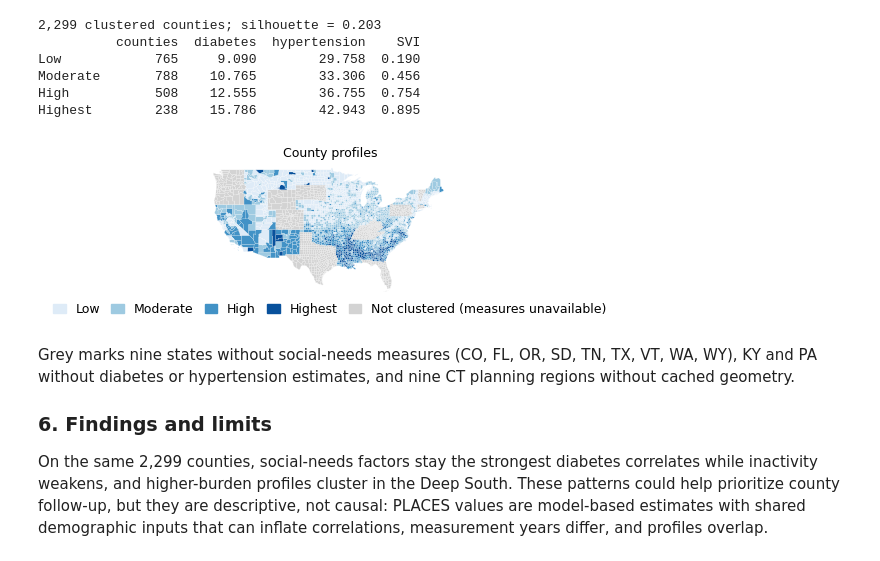
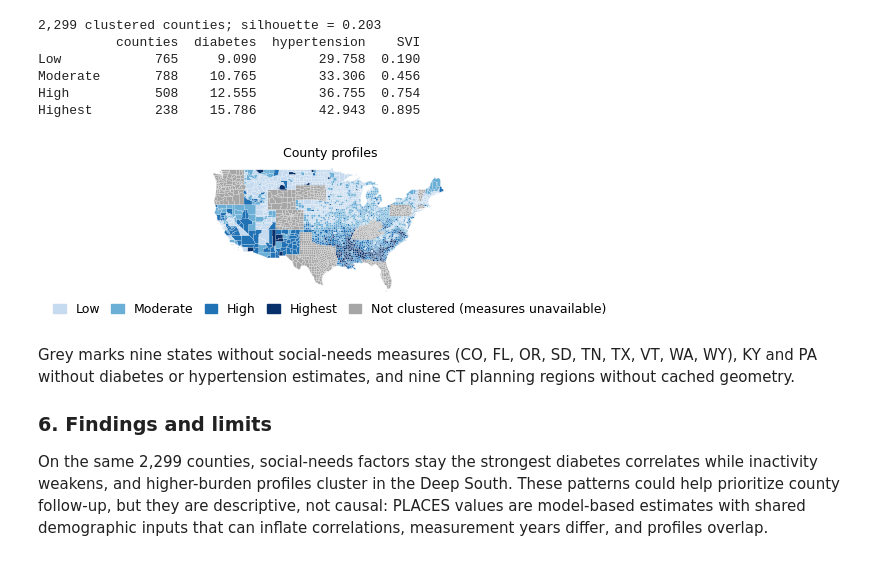
Before and after one commit to Booth-DH/Global_AI_Internship, a Jupyter notebook: code_sample/code_sample.ipynb, the cells around one changed output. Drawn from its saved outputs; the diff is of its cells as text; code cells hidden in the pictures.

Commit message:
Distinguish low-tier counties from missing-data grey

```diff
--- a/code_sample/code_sample.ipynb
+++ b/code_sample/code_sample.ipynb
@@ -121,31 +121,31 @@ High           508    12.555        36.755  0.754
 Highest        238    15.786        42.943  0.895
 # %%
 def plot_county_profiles(complete):
-    colors = dict(zip([*tiers, 'Not clustered'], ['#deebf7', '#9ecae1', '#4292c6', '#08519c', '#d3d3d3']))
+    colors = dict(zip([*tiers, 'Not clustered'], ['#c6dbef', '#6baed6', '#2171b5', '#08306b', '#a6a6a6']))
     lookup = complete.tier.astype('string').map(colors).to_dict()
     geo = json.loads((ROOT / 'data/processed/us_counties.geojson').read_text())
     fig, ax = plt.subplots(figsize=(5.6, 1.8))
     ax.axis('off')
     visible = [county for county in geo['features'] if county['id'][:2] not in {'02', '15', '72'}]
     for county in visible:
         fips, geometry = county['id'], county['geometry']
         polygons = [geometry['coordinates']] if geometry['type'] == 'Polygon' else geometry['coordinates']
         for polygon in polygons:
             shape = MplPath.make_compound_path(*[MplPath(ring, closed=True) for ring in polygon])
-            ax.add_patch(PathPatch(shape, facecolor=lookup.get(fips, '#d3d3d3'), edgecolor='w', lw=.12))
+            ax.add_patch(PathPatch(shape, facecolor=lookup.get(fips, '#a6a6a6'), edgecolor='w', lw=.12))
     ax.set(xlim=(-125, -66), ylim=(24, 50), aspect=1.25)
     ax.set_title('County profiles', fontsize=9)
     colors['Not clustered (measures unavailable)'] = colors.pop('Not clustered')
     handles = [Patch(color=color, label=tier) for tier, color in colors.items()]
     fig.legend(handles=handles, loc='lower center', ncol=5, frameon=False,
         columnspacing=.9, handlelength=1, fontsize=9)
     fig.subplots_adjust(left=.02, right=.98, top=.88, bottom=.16)
     return fig
 figure = plot_county_profiles(complete)
 figure.savefig(OUT / 'figures/fig_risk_tier_map.png', dpi=240)
 plt.show()
 # %% [output]
-[figure, old version]
+[figure, new version]
 # %% [markdown]
 Grey marks nine states without social-needs measures (CO, FL, OR, SD, TN, TX, VT, WA, WY), KY and PA without diabetes or hypertension estimates, and nine CT planning regions without cached geometry.
 
```
Also changed, not shown: 3 other files.
